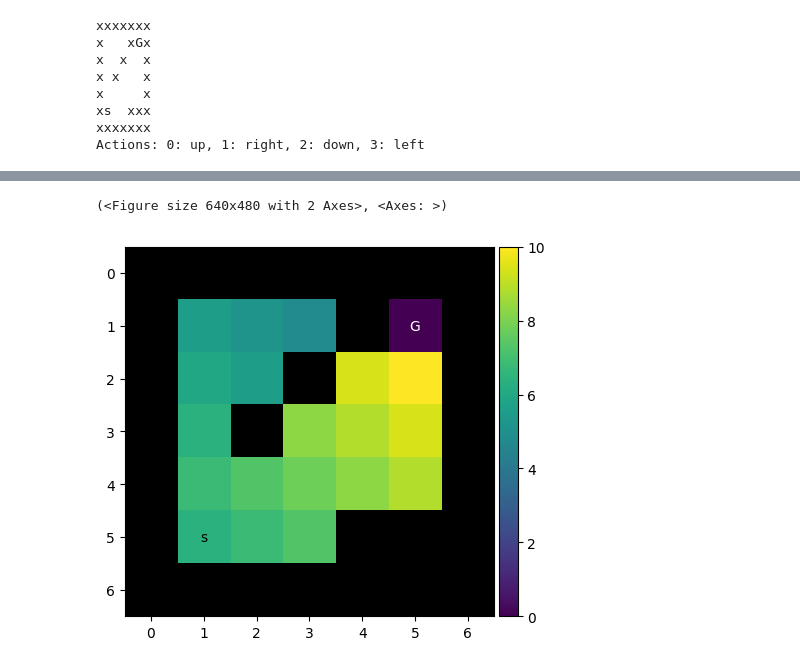
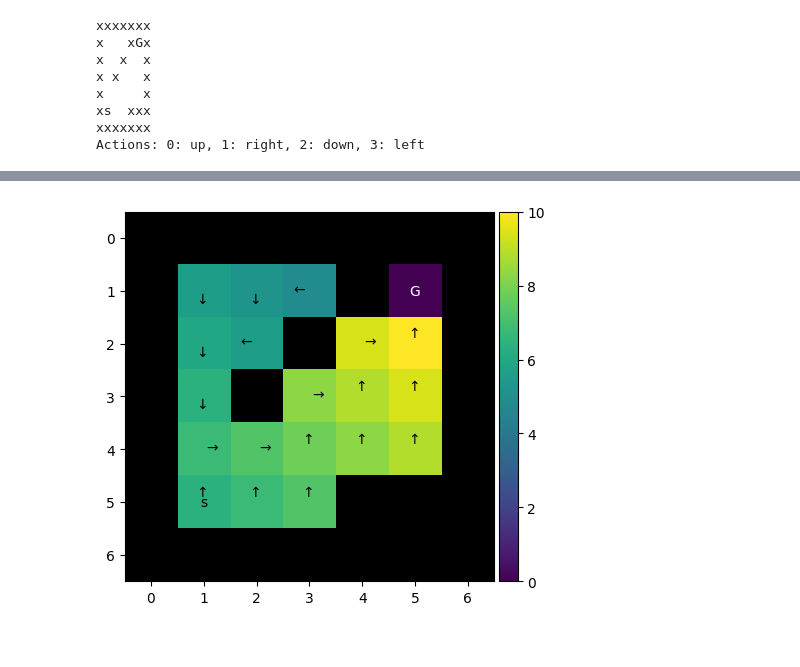
Before and after one commit to lucian-b/xyz, a Jupyter notebook: lab1/lab01_solved.ipynb, the cells around one changed output, grey strips where cells are left out. Drawn from its saved outputs; the diff is of its cells as text; code cells hidden in the pictures.

```diff
--- a/lab1/lab01_solved.ipynb
+++ b/lab1/lab01_solved.ipynb
@@ -320,17 +307,0 @@ It receives:
-# %%
-def policy_evaluation(mdp, h, γ, ε_eval=1e-5):
-    Qs = [th.zeros((mdp.nX, mdp.nU))]
-    while True:
-        Q = Qs[len(Qs) - 1].clone()
-        for x in mdp.X:
-            for u in mdp.U:
-                x_ = mdp.f(x, u)
-                Q[x, u] = mdp.ρ(x, u) + γ * Q[x_, h[x_].argmax().item()]
-        Qs.append(Q)
-        if (Qs[-2] - Q).abs().max() <= ε_eval:
-            break
-    print(f"Finished in {len(Qs)} iterations.")
-    return Qs[-1]
-# %%
-h = th.stack([th.eye(mdp.nU)[i] for i in th.randint(0, 4, (mdp.nX,))]).long()
-Q = policy_evaluation(mdp, h, γ=0.95)
@@ -344,14 +308,29 @@ mdp.display(values=Q.max(1).values, cmap="viridis")
 # %%
-def policy_iteration(mdp, γ):
+def policy_iteration(mdp, γ, ε_eval=1e-4, max_iterations=100):
+
+    # TODO: your implementation here
+
     h = th.stack([th.eye(mdp.nU)[i] for i in th.randint(0, 4, (mdp.nX,))]).long()
-    cnt = 0
-    while True:
-        Q = policy_evaluation(mdp, h, γ)
+    for _ in range(max_iterations):
+        Q = policy_evaluation(mdp, h, γ, ε_eval)
         h_ = th.zeros((mdp.nX, mdp.nU)).scatter(1, Q.argmax(1).unsqueeze(1), 1).long()
         if (h == h_).all():
             break
         h = h_
-        cnt += 1
     return Q, h
+
+def policy_evaluation(mdp, h, γ, ε_eval):
+    Qs = [th.zeros((mdp.nX, mdp.nU))]
+    while True:
+        Q = Qs[len(Qs) - 1].clone()
+        for x in mdp.X:
+            for u in mdp.U:
+                x_ = mdp.f(x, u)
+                Q[x, u] = mdp.ρ(x, u) + γ * Q[x_, h[x_].argmax().item()]
+        Qs.append(Q)
+        if (Qs[-2] - Q).abs().max() <= ε_eval:
+            break
+    # print(f"Finished in {len(Qs)} iterations.")
+    return Qs[-1]
 # %%
 Q, h = policy_iteration(mdp, 0.95)
@@ -369,5 +337,4 @@ Finished in 11 iterations.
-# %%
-mdp.display(Q.max(1).values, cmap="viridis")
-# %% [output]
-(<Figure size 640x480 with 2 Axes>, <Axes: >)
-[figure, removed]
+# %%
+MDP.plot_policy(mdp, h, Q.max(1).values)
+# %% [output]
+[figure, added]
```
Also changed, not shown: parts of 20 cells of this notebook, 2 other files.
